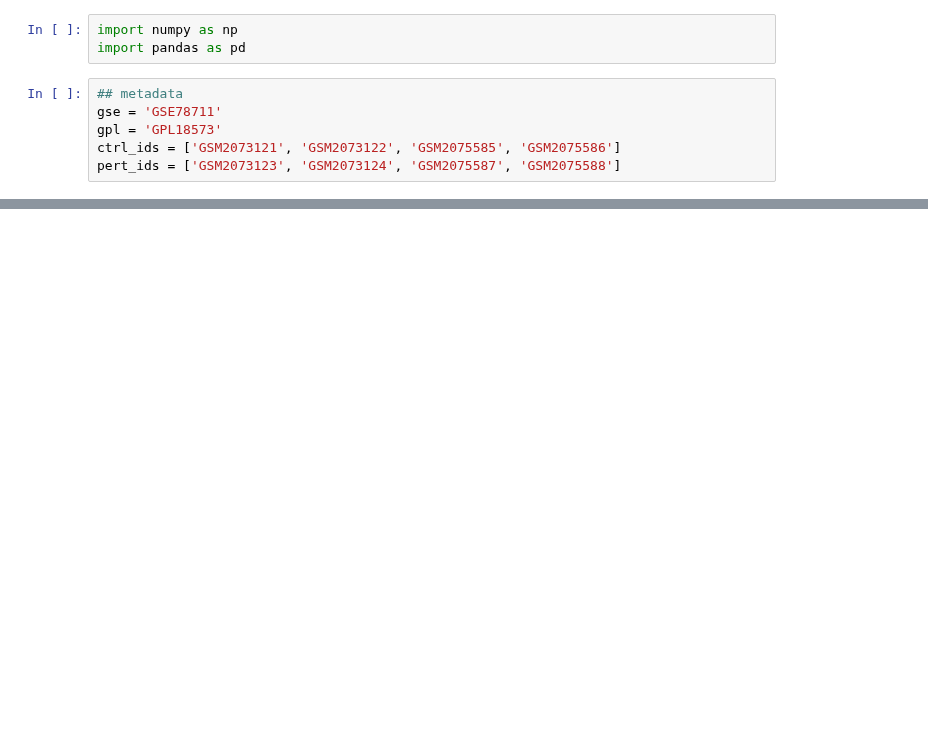
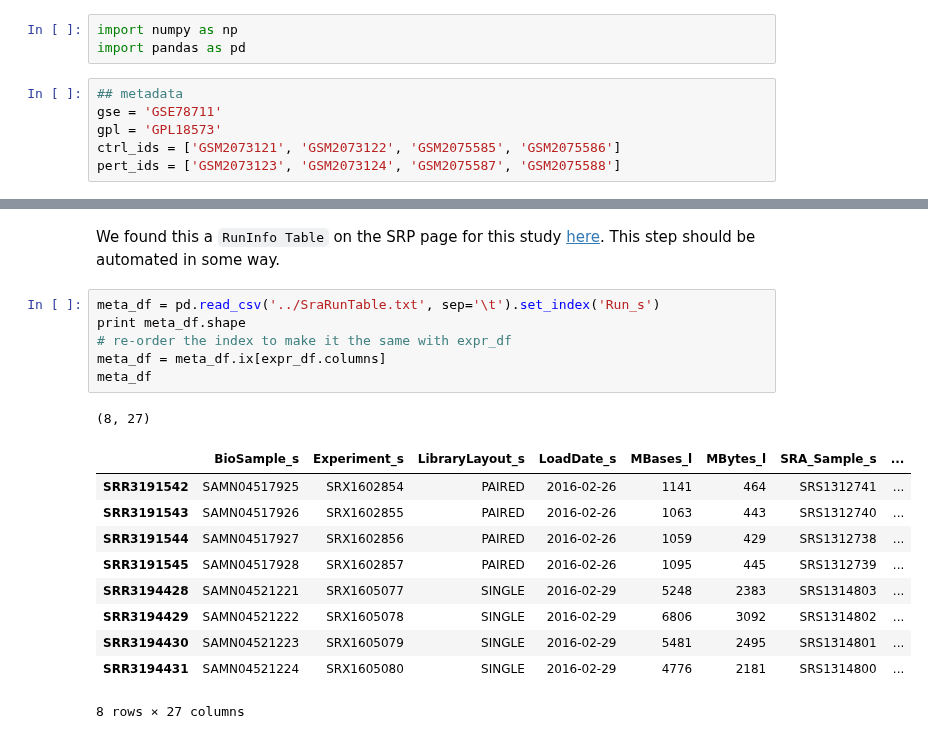
Before and after one commit to MaayanLab/Zika-RNAseq-Pipeline, a Jupyter notebook: Zika.ipynb, the cells around one changed output, grey strips where cells are left out. Cells and saved outputs as stored; diff of their text form; blank space fills up the shorter version.

```diff
--- a/Zika.ipynb
+++ b/Zika.ipynb
@@ -73,0 +108,20 @@ Downloaded: 8 files, 12G in 27m 31s (7.23 MB/s)
+# %% [markdown]
+We found this a `RunInfo Table` on the SRP page for this study [here](http://www.ncbi.nlm.nih.gov/Traces/study/?acc=SRP070895). This step should be automated in some way.
+# %%
+meta_df = pd.read_csv('../SraRunTable.txt', sep='\t').set_index('Run_s')
+print meta_df.shape
+# re-order the index to make it the same with expr_df
+meta_df = meta_df.ix[expr_df.columns]
+meta_df
+# %% [output]
+(8, 27)
+|  | BioSample_s | Experiment_s | LibraryLayout_s | LoadDate_s | MBases_l | MBytes_l | SRA_Sample_s | ... |
+| SRR3191542 | SAMN04517925 | SRX1602854 | PAIRED | 2016-02-26 | 1141 | 464 | SRS1312741 | ... |
+| SRR3191543 | SAMN04517926 | SRX1602855 | PAIRED | 2016-02-26 | 1063 | 443 | SRS1312740 | ... |
+| SRR3191544 | SAMN04517927 | SRX1602856 | PAIRED | 2016-02-26 | 1059 | 429 | SRS1312738 | ... |
+| SRR3191545 | SAMN04517928 | SRX1602857 | PAIRED | 2016-02-26 | 1095 | 445 | SRS1312739 | ... |
+| SRR3194428 | SAMN04521221 | SRX1605077 | SINGLE | 2016-02-29 | 5248 | 2383 | SRS1314803 | ... |
+| SRR3194429 | SAMN04521222 | SRX1605078 | SINGLE | 2016-02-29 | 6806 | 3092 | SRS1314802 | ... |
+| SRR3194430 | SAMN04521223 | SRX1605079 | SINGLE | 2016-02-29 | 5481 | 2495 | SRS1314801 | ... |
+| SRR3194431 | SAMN04521224 | SRX1605080 | SINGLE | 2016-02-29 | 4776 | 2181 | SRS1314800 | ... |
+8 rows × 27 columns
```
Also changed, not shown: parts of 20 cells of this notebook, 1 other file.
